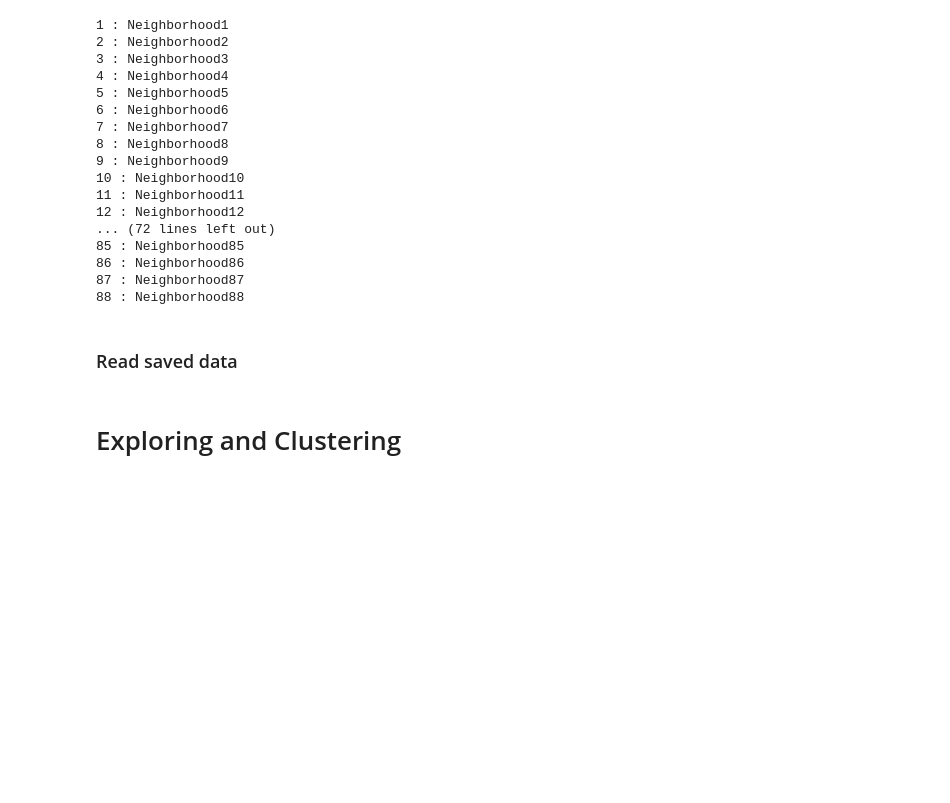
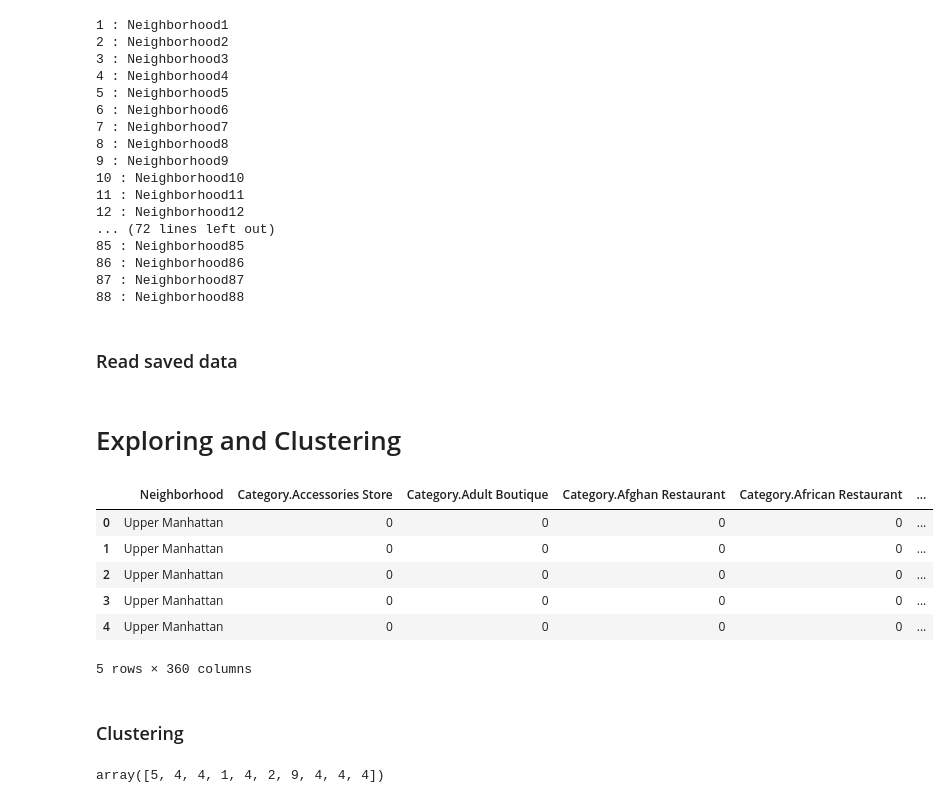
Before and after one commit to syzsyzsyzyzs/IBM_proj, a Jupyter notebook: Culture vs Function.ipynb, the cells around one changed output. Cells and saved outputs as stored; diff of their text form; code cells hidden in the pictures; blank space fills up the shorter version.

```diff
--- a/Culture vs Function.ipynb
+++ b/Culture vs Function.ipynb
@@ -663,3 +663,21 @@ with open('SH_neighborhood_venues_info.txt', 'r') as fp:
     SH_neighborhood_venues_info_backup = json.load(fp)
 # %% [markdown]
 # Exploring and Clustering
+# %%
+# Generate dummy var using one hot encoding based on the category of venues
+MA_onehot = pd.get_dummies(MA_venues[['Venue Category']], prefix="Category", prefix_sep=".")
+
+# add neighborhood column back to dataframe
+MA_onehot['Neighborhood'] = MA_venues['Neighborhood']
+
+# move neighborhood column to the first column
+fixed_columns = [MA_onehot.columns[-1]] + list(MA_onehot.columns[:-1])
+MA_onehot = MA_onehot[fixed_columns]
+# %% [output]
+|  | Neighborhood | Category.Accessories Store | Category.Adult Boutique | Category.Afghan Restaurant | Category.African Restaurant | ... |
+| 0 | Upper Manhattan | 0 | 0 | 0 | 0 | ... |
+| 1 | Upper Manhattan | 0 | 0 | 0 | 0 | ... |
+| 2 | Upper Manhattan | 0 | 0 | 0 | 0 | ... |
+| 3 | Upper Manhattan | 0 | 0 | 0 | 0 | ... |
+| 4 | Upper Manhattan | 0 | 0 | 0 | 0 | ... |
+5 rows × 360 columns
@@ -665,0 +781,15 @@ with open('SH_neighborhood_venues_info.txt', 'r') as fp:
+# %% [markdown]
+### Clustering
+# %%
+# set number of cluster
+kclusters = 10
+
+MA_grouped_clustering = MA_grouped.drop('Neighborhood', 1)
+
+# run k-means clustering
+kmeans = KMeans(n_clusters=kclusters, random_state=0).fit(MA_grouped_clustering)
+
+# check cluster labels generated for each row in the dataframe
+kmeans.labels_[0:10]
+# %% [output]
+array([5, 4, 4, 1, 4, 2, 9, 4, 4, 4])
```
Also changed, not shown: parts of 32 cells of this notebook, 1 other file.
